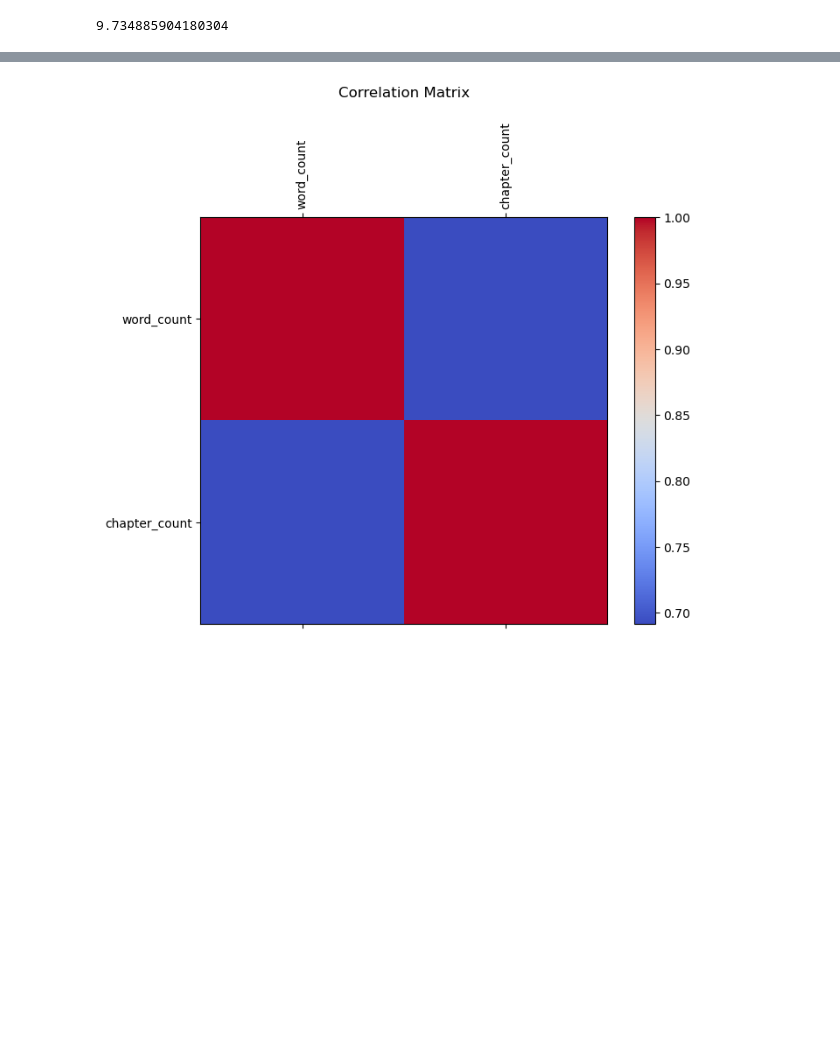
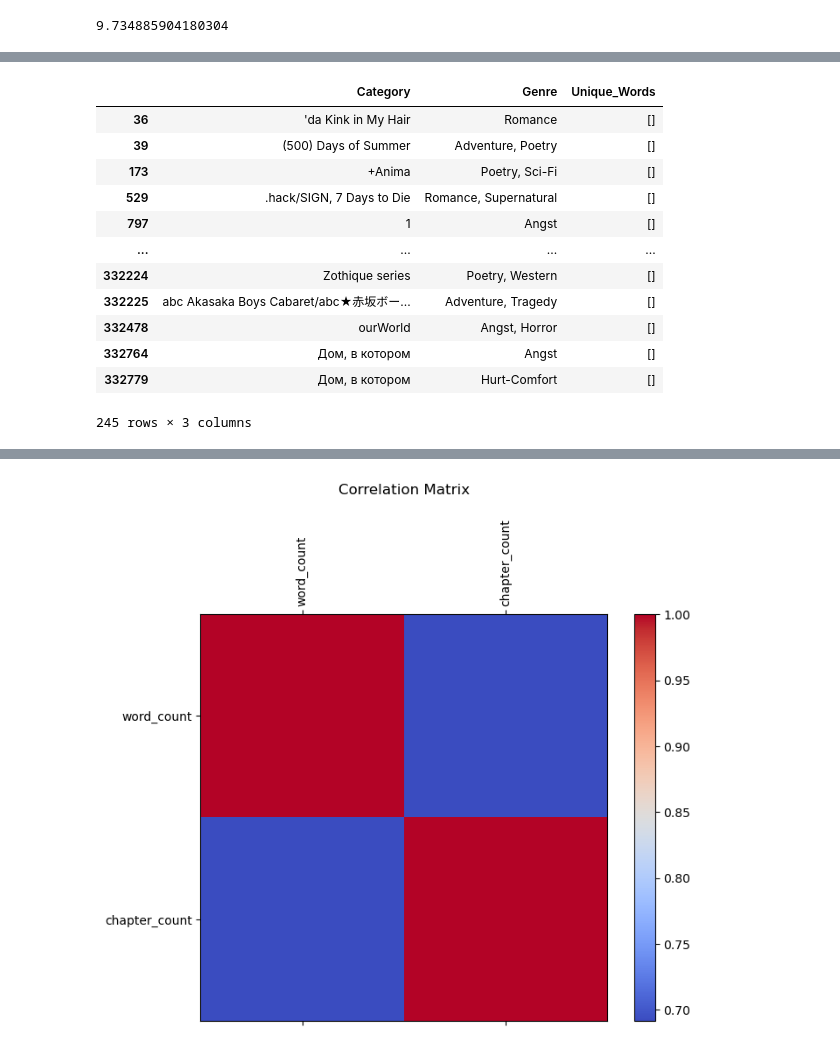
Before and after one commit to DonCheetos/DS_Group_B4, a Jupyter notebook: fanfiction.ipynb, the cells around one changed output, grey strips where cells are left out. Drawn from its saved outputs; the diff is of its cells as text; code cells hidden in the pictures; blank space fills up the shorter version.

```diff
--- a/fanfiction.ipynb
+++ b/fanfiction.ipynb
@@ -81,0 +314,16 @@ Name: 0, dtype: object
+# %%
+unique_words_df[unique_words_df["Unique_Words"].apply(len) == 0]
+# %% [output]
+|  | Category | Genre | Unique_Words |
+| 36 | 'da Kink in My Hair | Romance | [] |
+| 39 | (500) Days of Summer | Adventure, Poetry | [] |
+| 173 | +Anima | Poetry, Sci-Fi | [] |
+| 529 | .hack/SIGN, 7 Days to Die | Romance, Supernatural | [] |
+| 797 | 1 | Angst | [] |
+| ... | ... | ... | ... |
+| 332224 | Zothique series | Poetry, Western | [] |
+| 332225 | abc Akasaka Boys Cabaret/abc★赤坂ボー... | Adventure, Tragedy | [] |
+| 332478 | ourWorld | Angst, Horror | [] |
+| 332764 | Дом, в котором | Angst | [] |
+| 332779 | Дом, в котором | Hurt-Comfort | [] |
+245 rows × 3 columns
```
Also changed, not shown: parts of 29 cells of this notebook.
